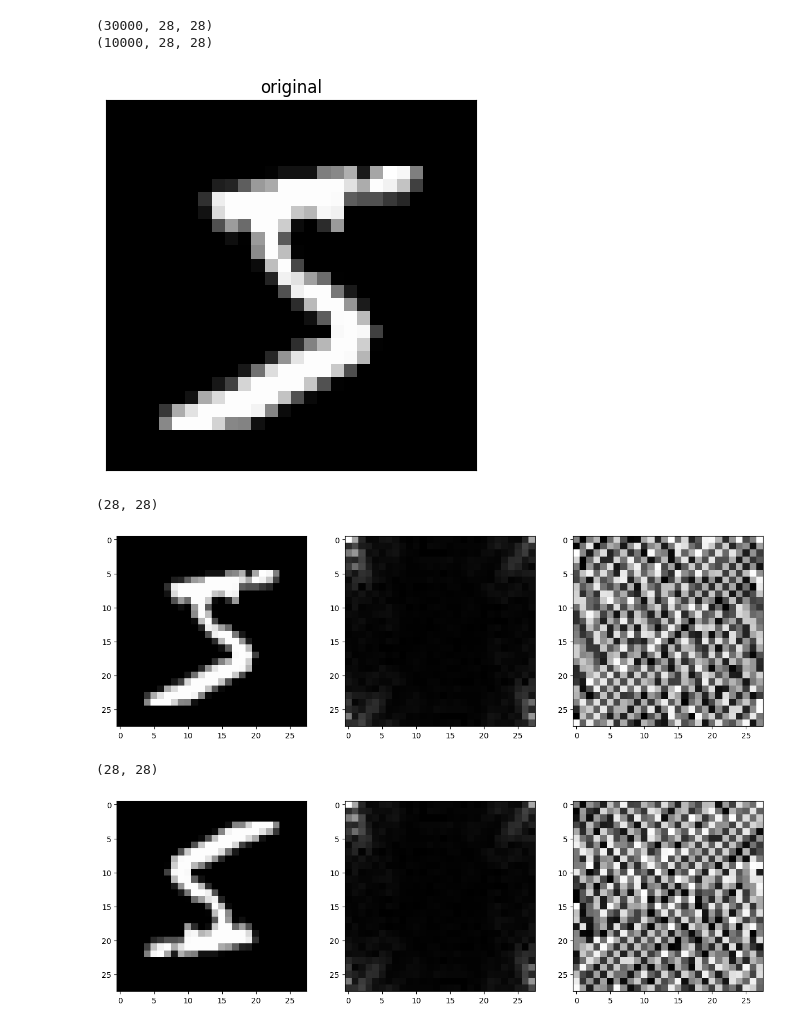
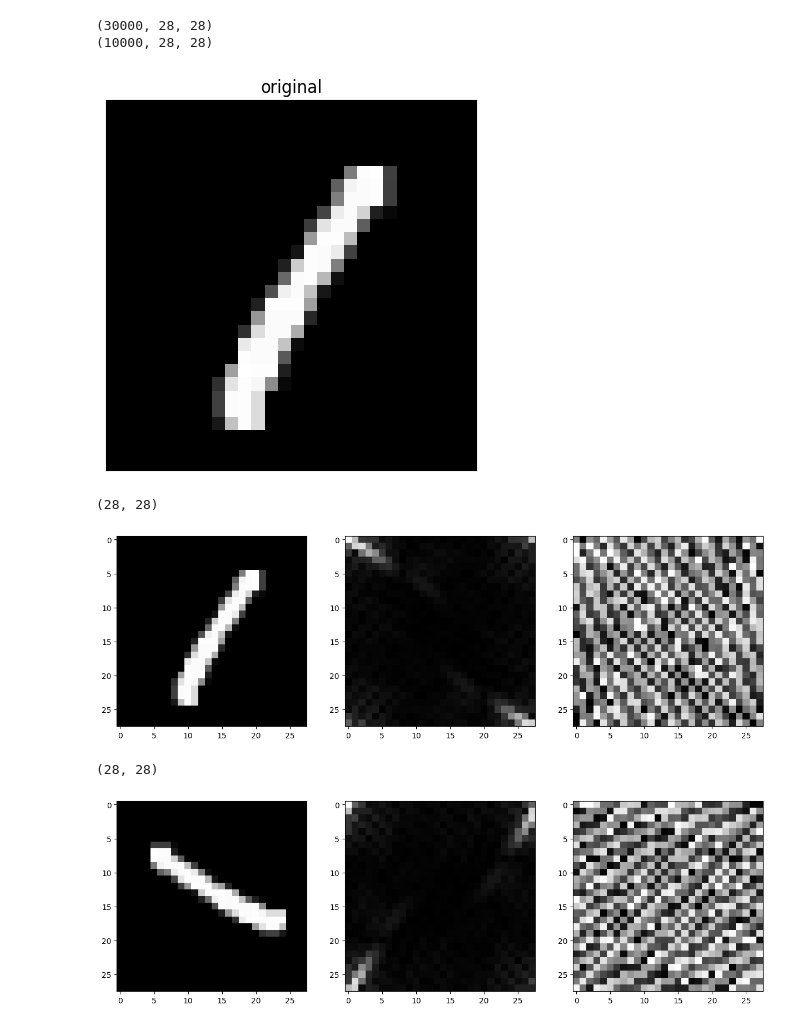
Before and after one commit to aadibhandary2001/rotation_example, a Jupyter notebook: Rotated_Concept.ipynb, the cells around one changed output. Saved outputs shown, nothing was run; the diff lists cells and outputs as text; code cells hidden in the pictures.

```diff
--- a/Rotated_Concept.ipynb
+++ b/Rotated_Concept.ipynb
@@ -23,7 +23,7 @@ x_test = x_test.astype('float32') / 255.
 
 print (x_train.shape)
 print (x_test.shape)
-ref_idx=0
+ref_idx=3
 # %% [output]
 (30000, 28, 28)
 (10000, 28, 28)
@@ -35,7 +35,7 @@ plt.gray()
 ax.get_xaxis().set_visible(False)
 ax.get_yaxis().set_visible(False)
 # %% [output]
-[figure, old version]
+[figure, new version]
 # %%
 plain_image=np.fft.fft2(x_train[ref_idx])
 magnitude_plain=np.abs(plain_image)
@@ -49,22 +49,22 @@ ax[2].imshow(phase_plain)
 plt.gray()
 # %% [output]
 (28, 28)
-[figure, old version]
+[figure, new version]
 # %%
-rotated_image=np.rot90(x_train[ref_idx], k=2)  # k=1 for a 90-degree rotation
+rotated_image=np.rot90(x_train[ref_idx], k=1)  # k=1 for a 90-degree rotation
 rotated_ft=np.fft.fft2(rotated_image)
 magnitude_rotated=np.abs(rotated_ft)
 phase_rotated=np.angle(rotated_ft)
 print(rotated_image.shape)
 
 fig, ax = plt.subplots(nrows=1,ncols=3,figsize=(15,5))
 ax[0].imshow(rotated_image)
 ax[1].imshow(magnitude_rotated)
 ax[2].imshow(phase_rotated)
 plt.gray()
 # %% [output]
 (28, 28)
-[figure, old version]
+[figure, new version]
 # %%
 fig, ax = plt.subplots(nrows=1,ncols=2,figsize=(10,5))
 ax[0].imshow(magnitude_plain)
```
Also changed, not shown: parts of 2 cells of this notebook.
